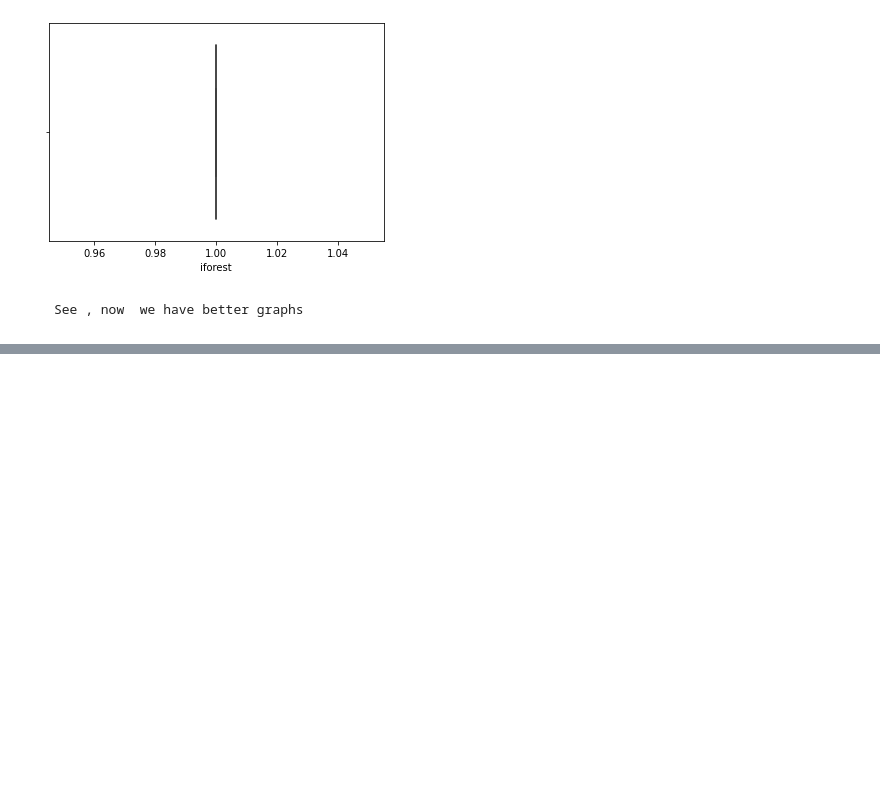
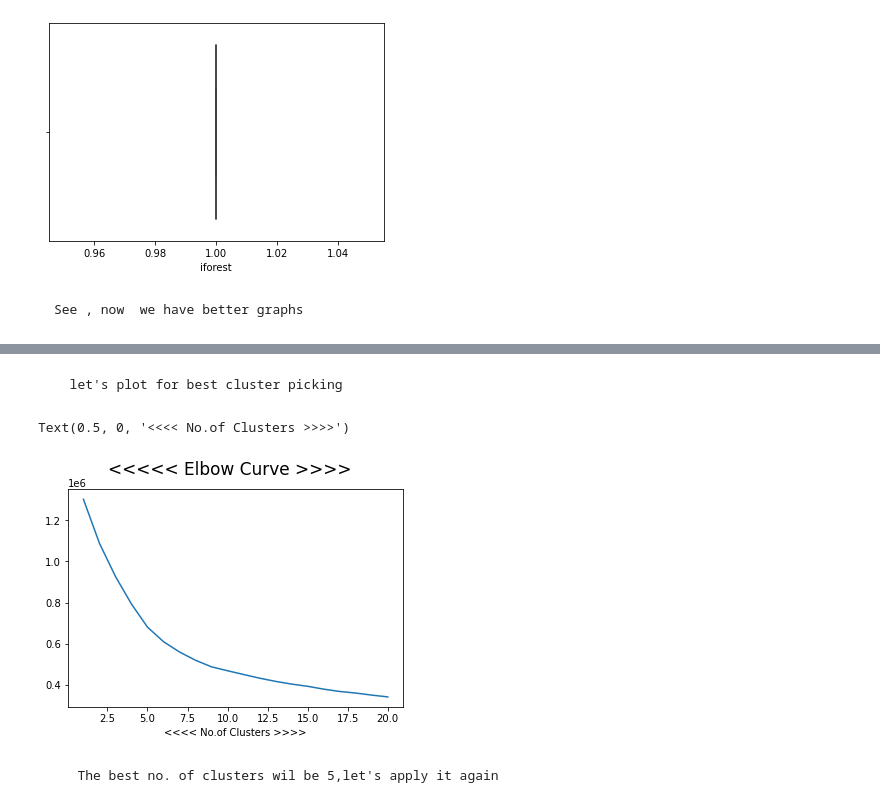
Before and after one commit to ajayn3300/Customer_Segmentation---Clustering, a Jupyter notebook: Online_Retail_Customer_Segmentation_Capstone_Project.ipynb, the cells around one changed output, grey strips where cells are left out. Drawn from its saved outputs; the diff is of its cells as text; code cells hidden in the pictures; blank space fills up the shorter version.

```diff
--- a/Online_Retail_Customer_Segmentation_Capstone_Project.ipynb
+++ b/Online_Retail_Customer_Segmentation_Capstone_Project.ipynb
@@ -255,3 +260,6 @@ for i,j in enumerate(data.describe().columns):
 [figure]
 # %% [markdown]
     See , now  we have better graphs
+# %%
+# remvoing i forest column
+data.drop(columns=['iforest'],inplace=True)
@@ -257,0 +277,12 @@ for i,j in enumerate(data.describe().columns):
+# %%
+# first lets save our numeric columns
+x_names=data.describe().columns
+print(x_names)
+#let's scale data
+from sklearn.preprocessing import StandardScaler        # library
+
+# initiate class
+scaler=StandardScaler()
+
+#fit_transform
+x=scaler.fit_transform(data[x_names])
@@ -257,0 +310,6 @@ for i,j in enumerate(data.describe().columns):
+# %%
+# train test split library
+from sklearn.model_selection import train_test_split
+
+#split
+train,test=train_test_split(x,test_size=0.2,random_state=0)
@@ -257,0 +351,9 @@ for i,j in enumerate(data.describe().columns):
+# %%
+# we will iterate over 15 cluster and see the inertia score
+
+inertia=[]        # for saving inertia score at every cluster
+
+for i in range(1,21):
+  kmeans=KMeans(n_clusters=i)
+  kmeans.fit(train)
+  inertia.append(kmeans.inertia_)
@@ -257,0 +383,11 @@ for i,j in enumerate(data.describe().columns):
+# %% [markdown]
+      let's plot for best cluster picking
+# %%
+plt.plot(range(1,21),inertia)
+plt.suptitle('<<<<< Elbow Curve >>>>',fontsize=17)
+plt.xlabel('<<<< No.of Clusters >>>>')
+# %% [output]
+Text(0.5, 0, '<<<< No.of Clusters >>>>')
+[figure, added]
+# %% [markdown]
+       The best no. of clusters wil be 5,let's apply it again
```
Also changed, not shown: parts of 20 cells of this notebook.
